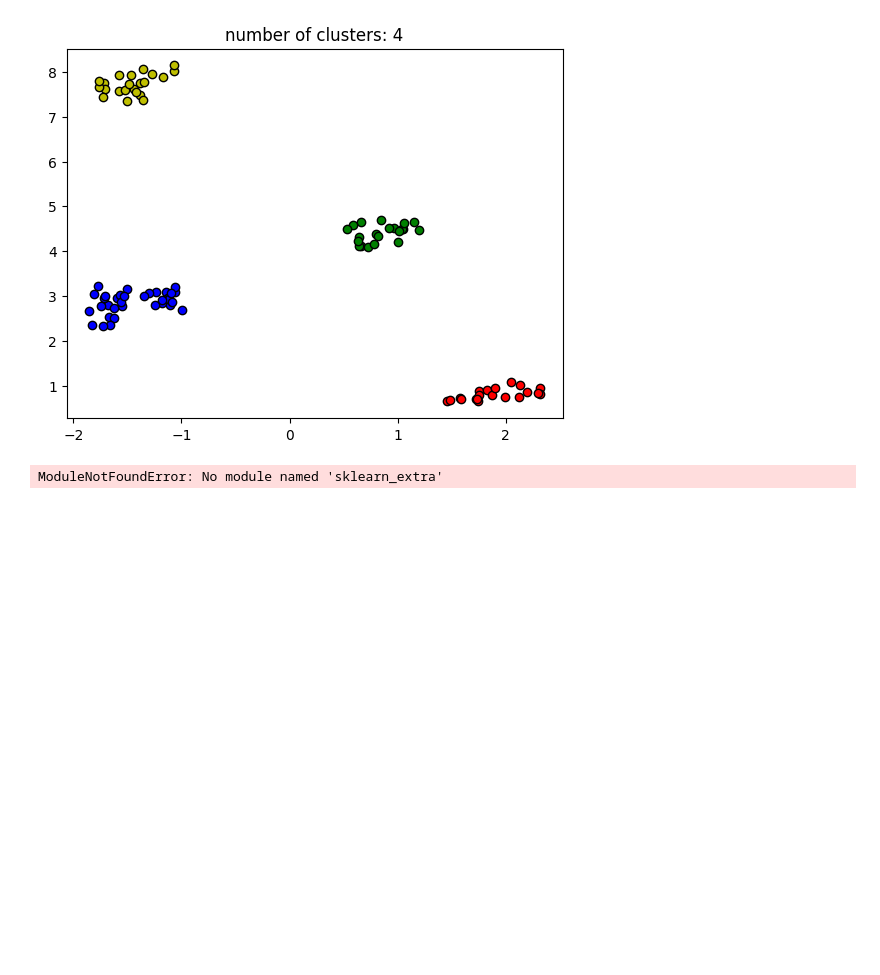
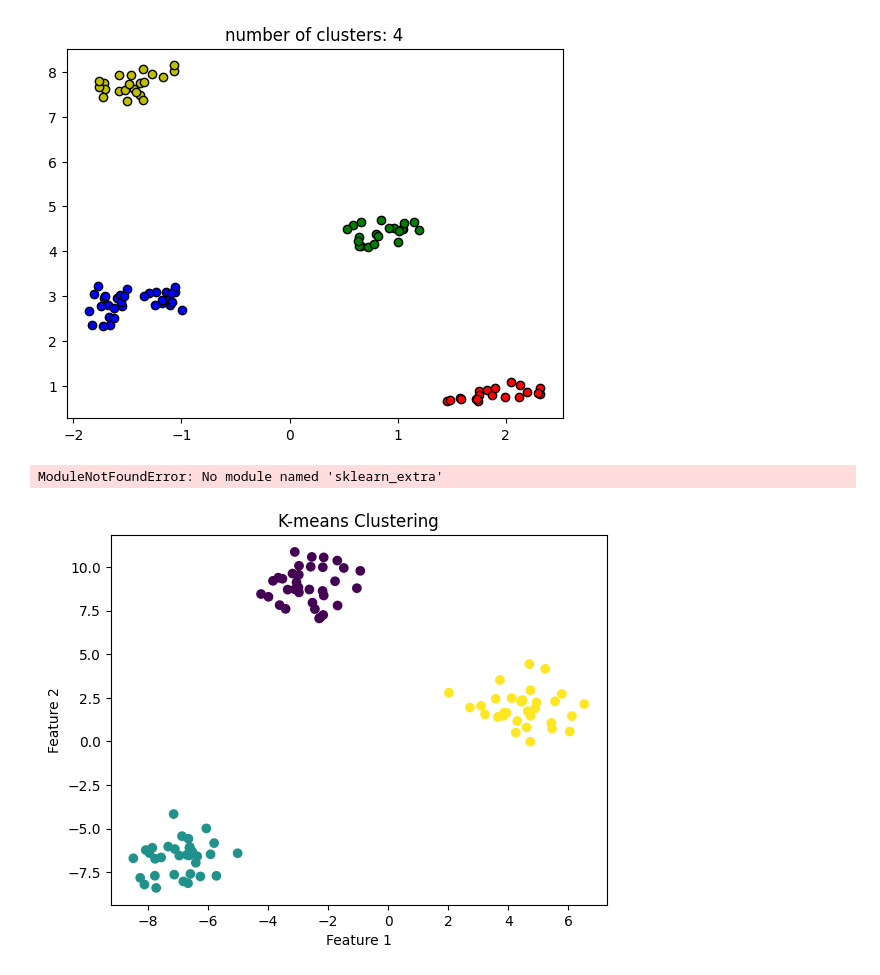
Before and after one commit to Karthikeyan2420/machinelearning24, a Jupyter notebook: ml10.ipynb, the cells around one changed output. Drawn from its saved outputs; the diff is of its cells as text; code cells hidden in the pictures; blank space fills up the shorter version.

```diff
--- a/ml10.ipynb
+++ b/ml10.ipynb
@@ -213,3 +213,27 @@ plt.legend()
 plt.show()
 # %% [output]
 ModuleNotFoundError: No module named 'sklearn_extra'
+# %%
+
+from sklearn.datasets import make_blobs
+from sklearn.cluster import KMeans
+import  matplotlib.pyplot as plt
+
+# Generate some sample data
+X, _ = make_blobs(n_samples=100, centers=3, n_features=2, random_state=42)
+
+# Apply K-means clustering
+kmeans = KMeans(n_clusters=3, init='k-means++', random_state=42)
+kmeans.fit(X)
+
+# Get cluster assignments
+labels = kmeans.labels_
+
+# Plotting the clusters
+plt.scatter(X[:, 0], X[:, 1], c=labels, cmap='viridis')
+plt.title('K-means Clustering')
+plt.xlabel('Feature 1')
+plt.ylabel('Feature 2')
+plt.show()
+# %% [output]
+[figure, added]
```
Also changed, not shown: parts of 1 cell of this notebook.
